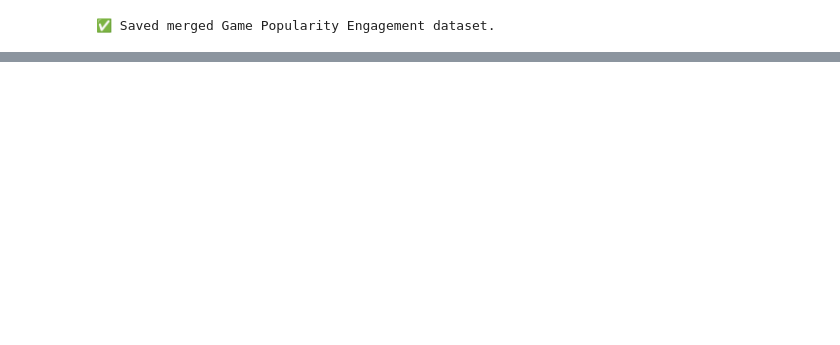
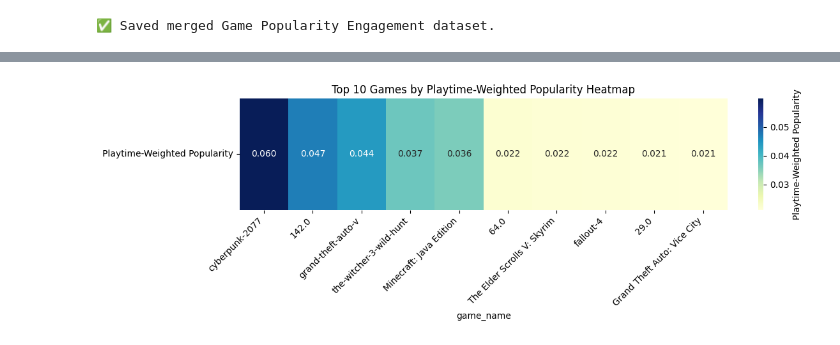
Before and after one commit to wprocise/Video-Game-Project, a Jupyter notebook: Popularity_Engagement.ipynb, the cells around one changed output, grey strips where cells are left out. Cells and saved outputs as stored; diff of their text form; code cells hidden in the pictures; blank space fills up the shorter version.

Commit message:
Created bubble chart and heatmap visualizations

```diff
--- a/Popularity_Engagement.ipynb
+++ b/Popularity_Engagement.ipynb
@@ -117,0 +161,34 @@ print("✅ Saved merged Game Popularity Engagement dataset.")
+# %%
+import matplotlib.pyplot as plt
+import seaborn as sns
+import numpy as np
+import pandas as pd
+
+# Copy the top 10 games
+df = game_popularity_summary.copy()
+
+# Rescale avg_playtime for heatmap (millions of hours)
+df["avg_playtime_million"] = df["avg_playtime"] / 1e6
+
+# Create a pivot table for heatmap
+# We'll use game names as columns and a single row of avg_playtime_million
+heatmap_data = pd.DataFrame(df["playtime_popularity"].values.reshape(1, -1),
+                            columns=df["game_name"],
+                            index=["Playtime-Weighted Popularity"])
+
+# Plot heatmap
+plt.figure(figsize=(12,4))
+sns.heatmap(
+    heatmap_data,
+    annot=True,
+    fmt=".3f",
+    cmap="YlGnBu",
+    cbar_kws={'label': 'Playtime-Weighted Popularity'}
+)
+plt.title("Top 10 Games by Playtime-Weighted Popularity Heatmap")
+plt.yticks(rotation=0)
+plt.xticks(rotation=45, ha="right")
+plt.tight_layout()
+plt.show()
+# %% [output]
+[figure, added]
```
Also changed, not shown: parts of 3 cells of this notebook.
